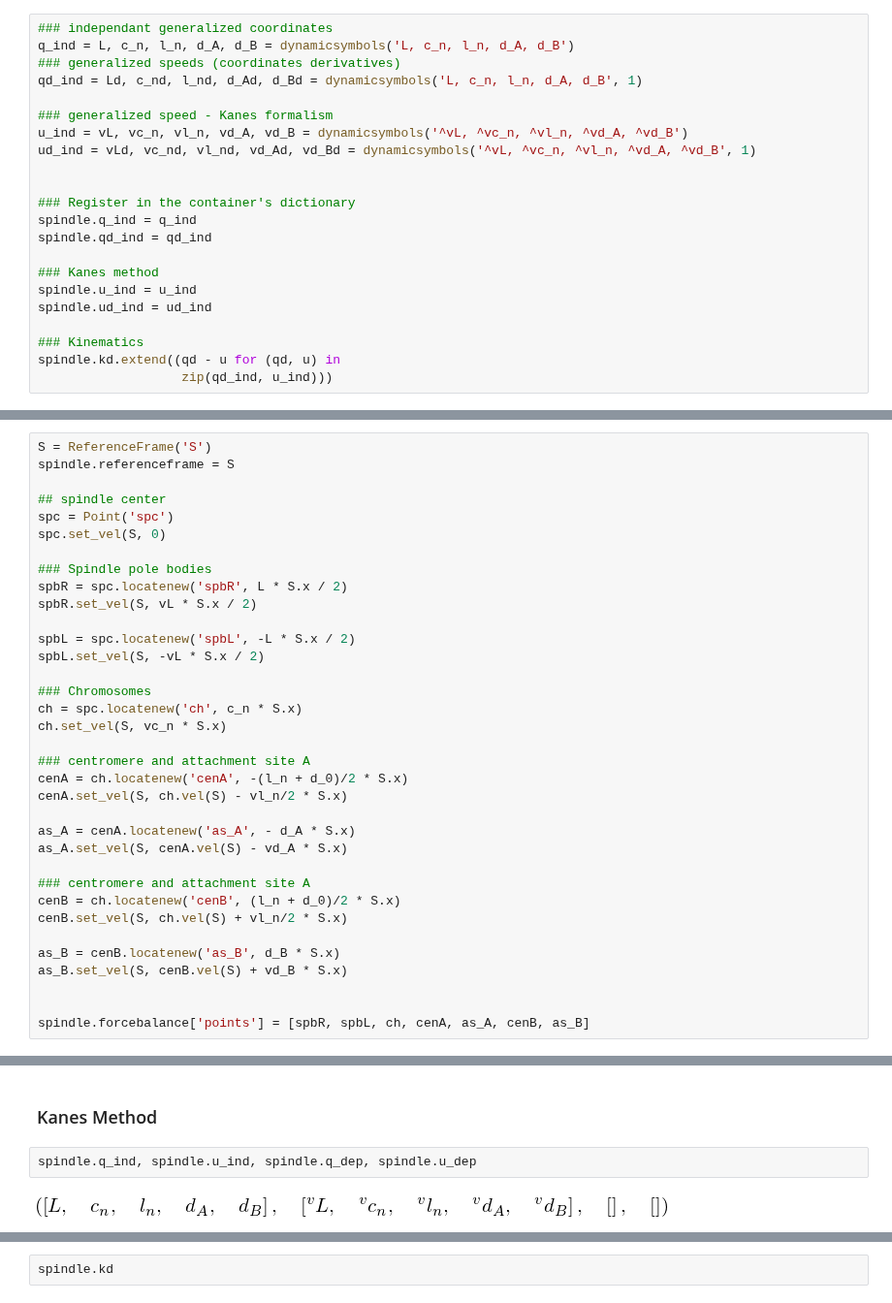
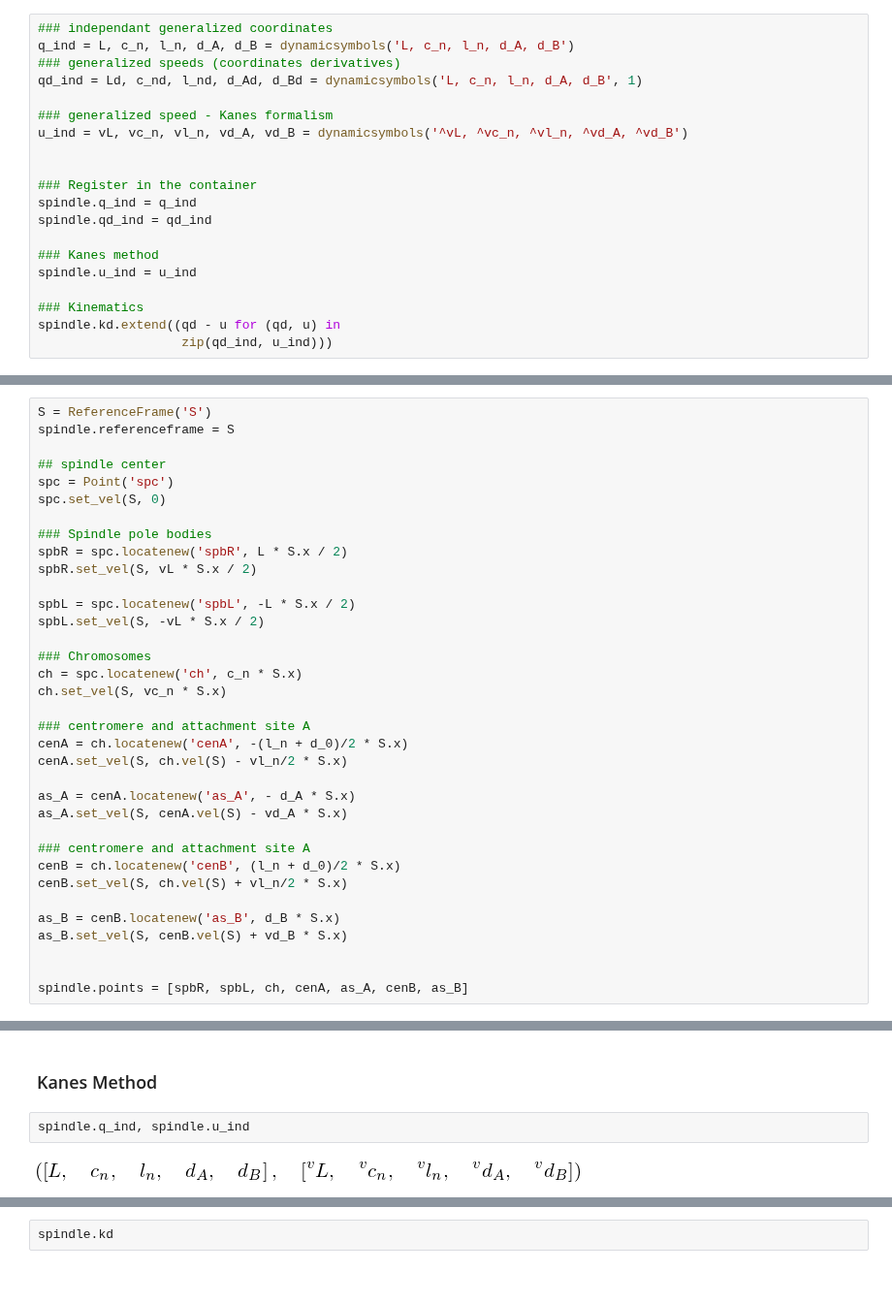
Before and after one commit to glyg/notebooks, a Jupyter notebook: kt_sim/sympy_dumb_spindle.ipynb, the cells around one changed output, grey strips where cells are left out. Shown at 97% size. Drawn from its saved outputs; the diff is of its cells as text.

Commit message:
working version of dumb spindle

```diff
--- a/kt_sim/sympy_dumb_spindle.ipynb
+++ b/kt_sim/sympy_dumb_spindle.ipynb
@@ -77,16 +77,14 @@ qd_ind = Ld, c_nd, l_nd, d_Ad, d_Bd = dynamicsymbols('L, c_n, l_n, d_A, d_B', 1)
 
 ### generalized speed - Kanes formalism
 u_ind = vL, vc_n, vl_n, vd_A, vd_B = dynamicsymbols('^vL, ^vc_n, ^vl_n, ^vd_A, ^vd_B')
-ud_ind = vLd, vc_nd, vl_nd, vd_Ad, vd_Bd = dynamicsymbols('^vL, ^vc_n, ^vl_n, ^vd_A, ^vd_B', 1)
 
 
-### Register in the container's dictionary
+### Register in the container
 spindle.q_ind = q_ind
 spindle.qd_ind = qd_ind
 
 ### Kanes method
 spindle.u_ind = u_ind
-spindle.ud_ind = ud_ind
 
 ### Kinematics
 spindle.kd.extend((qd - u for (qd, u) in
@@ -190,7 +188,7 @@ as_B = cenB.locatenew('as_B', d_B * S.x)
 as_B.set_vel(S, cenB.vel(S) + vd_B * S.x)
 
 
-spindle.forcebalance['points'] = [spbR, spbL, ch, cenA, as_A, cenB, as_B]
+spindle.points = [spbR, spbL, ch, cenA, as_A, cenB, as_B]
 # %% [markdown]
 #### access a relative speed
 # %%
@@ -385,6 +319,6 @@ spindle.forcebalance['lagrangian']
 # %% [markdown]
 ### Kanes Method
 # %%
-spindle.q_ind, spindle.u_ind, spindle.q_dep, spindle.u_dep
+spindle.q_ind, spindle.u_ind
 # %% [output]
-[figure, old version]
+[figure, new version]
```
Also changed, not shown: parts of 51 cells of this notebook.
